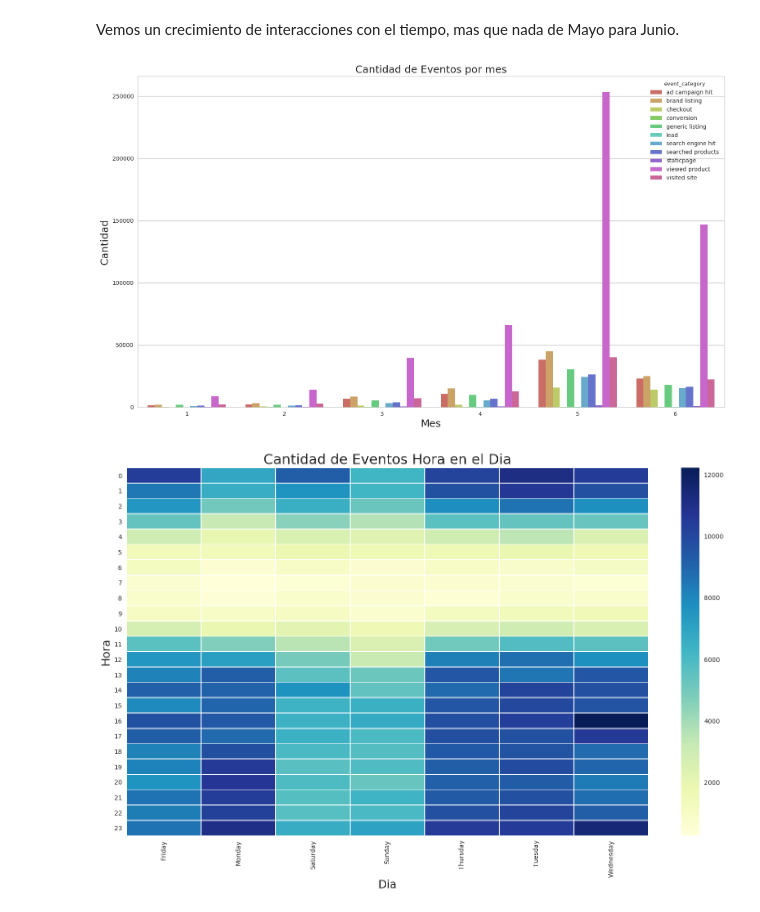
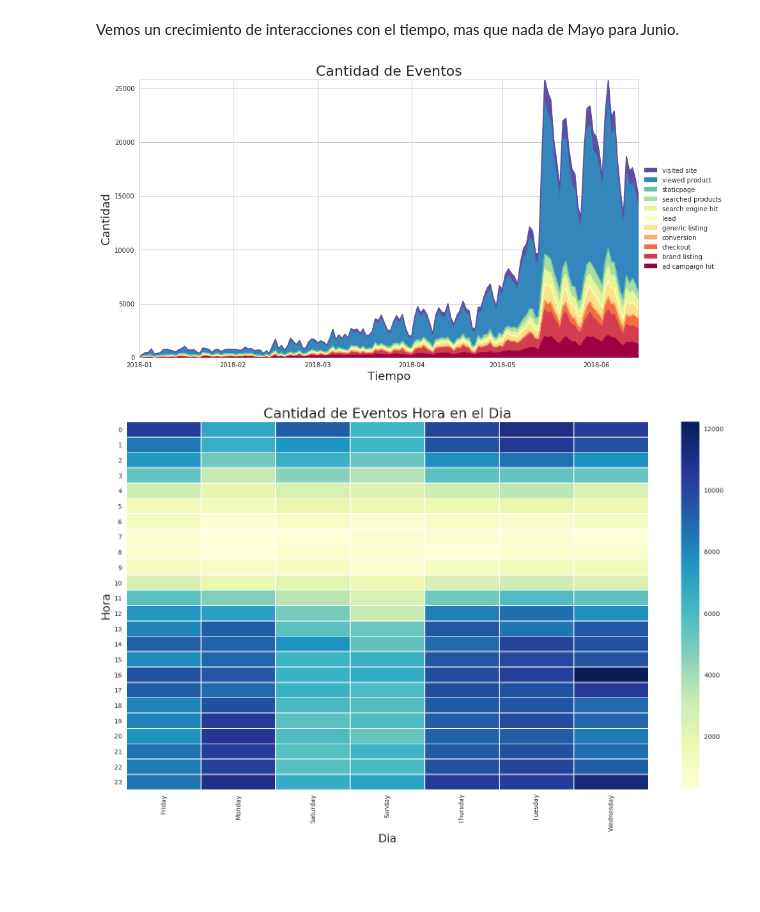
Before and after one commit to bauticanavese/Datos-Tps, a Jupyter notebook: TP1/AnalisisTrocafone.ipynb, the cells around one changed output. Drawn from its saved outputs; the diff is of its cells as text; code cells hidden in the pictures; blank space fills up the shorter version.

```diff
--- a/TP1/AnalisisTrocafone.ipynb
+++ b/TP1/AnalisisTrocafone.ipynb
@@ -314,17 +312,28 @@ g.get_figure().savefig('img/cant_eventos_tiempo.png')
 [figure]
 # %% [markdown]
 Vemos un crecimiento de interacciones con el tiempo, mas que nada de Mayo para Junio.
-# %%
-g = sns.countplot(x='month', hue='event_category', data=eventos_2018, palette="hls")
-g.set_title("Cantidad de Eventos por mes", fontsize=18)
-g.set_xlabel("Mes", fontsize=18)
-g.set_ylabel("Cantidad", fontsize=18)
-
-
-g.get_figure().set_size_inches(18.5, 10.5, forward=True)
-g.get_figure().savefig('img/eventos_mes.png')
-# %% [output]
-[figure, removed]
+# %%
+# Cantidad de eventos por tipo.
+eventos_totales = eventos_2018.groupby('date')['event_category'].value_counts()
+eventos_totales = eventos_totales.unstack(fill_value=0)
+
+# Plot
+f = plt.figure()
+plt.title('Cantidad de Eventos', fontsize=22)
+ax = eventos_totales.plot(kind='area', stacked=True, colormap='Spectral', figsize=(14,8), ax=f.gca())
+handles, labels = ax.get_legend_handles_labels()
+plt.legend(handles[::-1], labels[::-1], loc='center left', bbox_to_anchor=(1.0, 0.5))
+ax.set_ylabel('Cantidad', fontsize=18);
+ax.set_xlabel('Tiempo', fontsize=18);
+# Limites grafico
+ax.set_xlim(eventos_totales.index.min(),eventos_totales.index.max())
+ax.set_ylim(0,eventos_totales.sum(axis=1).max())
+
+plt.show()
+ax.get_figure().set_size_inches(18.5, 10.5, forward=True)
+ax.get_figure().savefig('img/eventos_mes.png')
+# %% [output]
+[figure, added]
 # %%
 ### Cantirdad de eventos por combinacion de hora en el dia.
 
```
Also changed, not shown: parts of 3 cells of this notebook.
